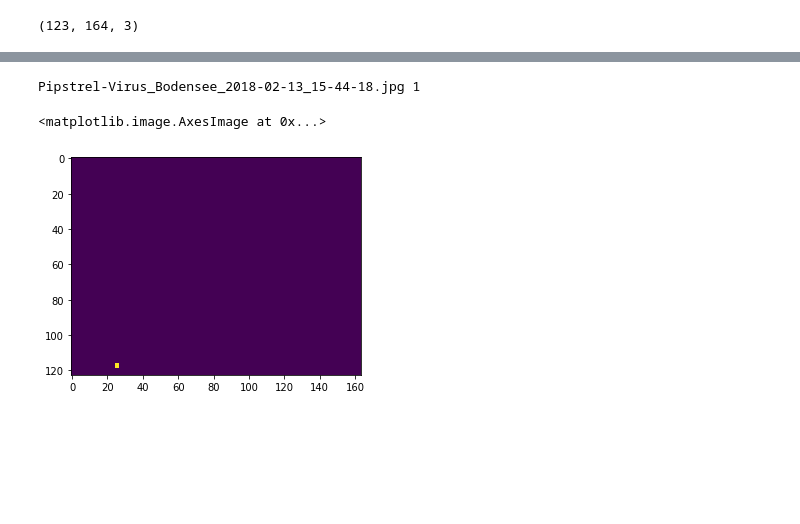
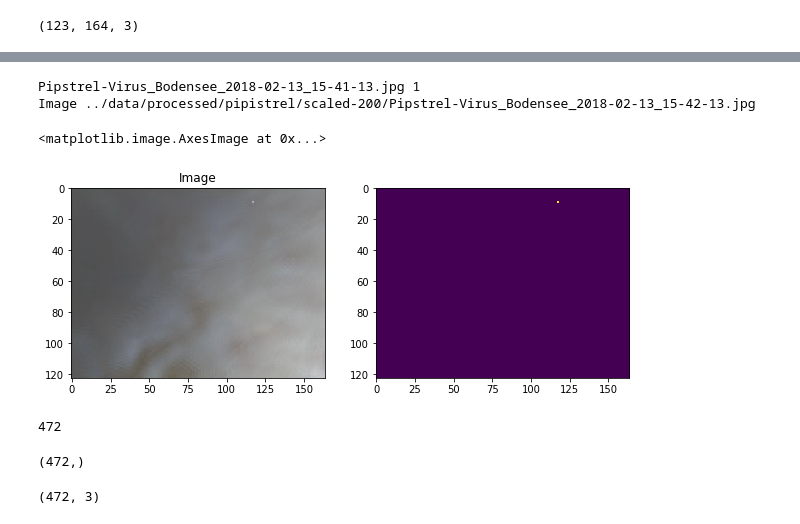
Before and after one commit to teoguso/deepberlin-teamb-sfod, a Jupyter notebook: notebooks/06-mg-bounding-boxes.ipynb, the cells around one changed output, grey strips where cells are left out. Drawn from its saved outputs; the diff is of its cells as text; code cells hidden in the pictures; blank space fills up the shorter version.

```diff
--- a/notebooks/06-mg-bounding-boxes.ipynb
+++ b/notebooks/06-mg-bounding-boxes.ipynb
@@ -124,4 +224,9 @@ In this case we use 20%.
 # %%
 SCALE_PERCENT = 5
 # %%
-df.loc[:, ['xmin', 'ymin', 'xmax', 'ymax']] = (df.loc[:, ['xmin', 'ymin', 'xmax', 'ymax']] * SCALE_PERCENT / 100).round(0).astype(np.int64)
+df_boat.loc[
+    :,
+    ['xmin', 'ymin', 'xmax', 'ymax']
+] = (
+    df_boat.loc[:, ['xmin', 'ymin', 'xmax', 'ymax']] * SCALE_PERCENT / 100
+).round(0).astype(np.int64)
@@ -162,7 +273,7 @@ len(image_paths)
 # %%
 names = [x.name for x in image_paths]
 # %%
-train_names = set(names).intersection(set(df['filename'].values))
+train_names = set(names).intersection(set(df_boat['filename'].values))
 # %%
 mask = [x.name in train_names for x in image_paths]
 mask[:10]
@@ -179,18 +292,8 @@ import random
 # %%
-# images[:50]
-for i, image in enumerate(random.sample(image_paths, 10)):
-#     image = images_with_ship[i]
-
-    fig, (ax1, ax2) = plt.subplots(1, 2, figsize = (10, 5))
+for i, image in enumerate(random.sample(image_paths, 3)):
+    fig, ax2 = plt.subplots(1, 1, figsize = (10, 5))
     img_0 = cv2.imread(image.as_posix())
-#     print(img_0.shape)
     print ('Image', image)
-
-#     ax1.scatter(data_pca[:, 0], data_pca[:, 1])
-#     ax1.scatter(data_pca[i, 0], data_pca[i, 1], s=20)
-#     ax1.set_title('PCA')
     ax2.set_title('Image')
-#     ax3.set_title('Image with derived bounding box')
-#     ax2.imshow(mask_0[...,0], cmap='gray')
     ax2.imshow(img_0)
 # %% [output]
@@ -239,8 +323,8 @@ def update_mask(mask, bbox_data):
 # %%
 %%time
 mask = {}
-size=get_image_shape(df['filename'][0])[:2]
-for name, grp in tqdm(df.groupby('filename')):
+size=get_image_shape(df_boat['filename'][0])[:2]
+for name, grp in tqdm(df_boat.groupby('filename')):
 #     print(i, grp)
     mask_tmp = np.zeros(size)
 #     print(mask_tmp.shape)
@@ -259,9 +343,23 @@ Wall time: 506 ms
 # %%
 import random
 name = random.sample(list(mask), 1)[0]
 print(name, df.groupby('filename')['boat'].sum()[name])
-plt.imshow(mask[name])
+fig, (ax1, ax2) = plt.subplots(1, 2, figsize = (10, 5))
+img_0 = cv2.imread((Path(FOLDER_SCALED) / name).as_posix())
+print('Image', image)
+
+#     ax1.scatter(data_pca[:, 0], data_pca[:, 1])
+#     ax1.scatter(data_pca[i, 0], data_pca[i, 1], s=20)
+#     ax1.set_title('PCA')
+ax1.set_title('Image')
+ax1.imshow(img_0)
+ax2.imshow(mask[name])
 # %% [output]
-Pipstrel-Virus_Bodensee_2018-02-13_15-44-18.jpg 1
+Pipstrel-Virus_Bodensee_2018-02-13_15-41-13.jpg 1
+Image ../data/processed/pipistrel/scaled-200/Pipstrel-Virus_Bodensee_2018-02-13_15-42-13.jpg
 <matplotlib.image.AxesImage at 0x...>
-[figure, old version]
+[figure, new version]
+# %%
+len(mask)
+# %% [output]
+472
@@ -267,0 +368,4 @@ Pipstrel-Virus_Bodensee_2018-02-13_15-44-18.jpg 1
+# %%
+s_mask.shape
+# %% [output]
+(472,)
@@ -267,0 +381,4 @@ Pipstrel-Virus_Bodensee_2018-02-13_15-44-18.jpg 1
+# %%
+df_boat_mask.shape
+# %% [output]
+(472, 3)
```
Also changed, not shown: parts of 56 cells of this notebook, 1 other file.
